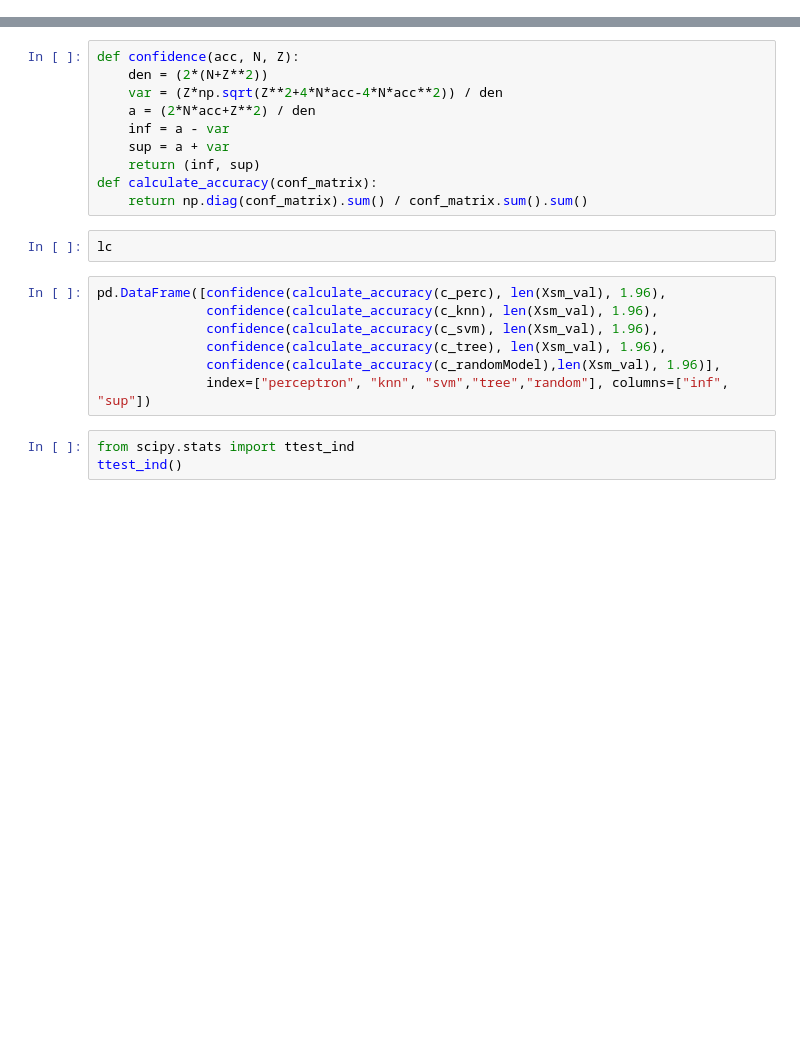
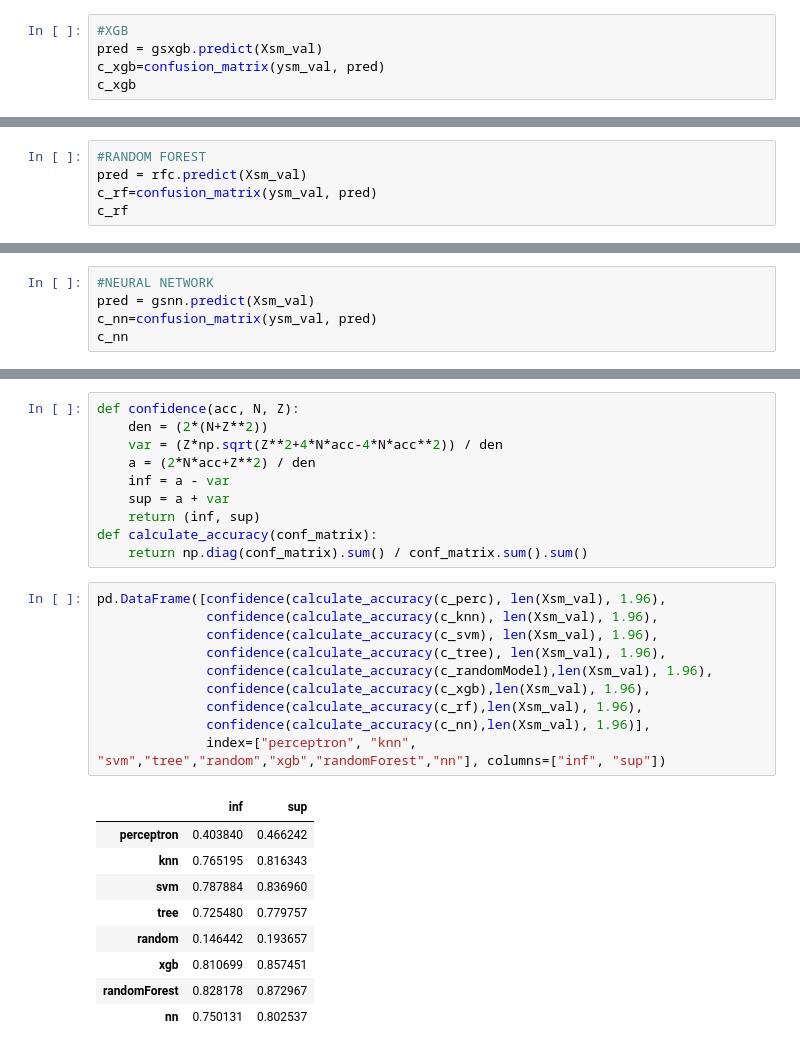
Before and after one commit to RyanPerrina/wine_classification, a Jupyter notebook: wine_classification.ipynb, the cells around one changed output, grey strips where cells are left out. Cells and saved outputs as stored; diff of their text form; blank space fills up the shorter version.

```diff
--- a/wine_classification.ipynb
+++ b/wine_classification.ipynb
@@ -785,0 +782,5 @@ c_tree
+# %%
+#XGB
+pred = gsxgb.predict(Xsm_val)
+c_xgb=confusion_matrix(ysm_val, pred)
+c_xgb
@@ -785,0 +794,5 @@ c_tree
+# %%
+#RANDOM FOREST
+pred = rfc.predict(Xsm_val)
+c_rf=confusion_matrix(ysm_val, pred)
+c_rf
@@ -785,0 +806,5 @@ c_tree
+# %%
+#NEURAL NETWORK
+pred = gsnn.predict(Xsm_val)
+c_nn=confusion_matrix(ysm_val, pred)
+c_nn
@@ -809,15 +863,23 @@ def confidence(acc, N, Z):
     return (inf, sup)
 def calculate_accuracy(conf_matrix):
     return np.diag(conf_matrix).sum() / conf_matrix.sum().sum()
-# %%
-lc
 # %%
 pd.DataFrame([confidence(calculate_accuracy(c_perc), len(Xsm_val), 1.96),
               confidence(calculate_accuracy(c_knn), len(Xsm_val), 1.96),
               confidence(calculate_accuracy(c_svm), len(Xsm_val), 1.96),
               confidence(calculate_accuracy(c_tree), len(Xsm_val), 1.96),
-              confidence(calculate_accuracy(c_randomModel),len(Xsm_val), 1.96)],
-              index=["perceptron", "knn", "svm","tree","random"], columns=["inf", "sup"])
+              confidence(calculate_accuracy(c_randomModel),len(Xsm_val), 1.96),
+              confidence(calculate_accuracy(c_xgb),len(Xsm_val), 1.96),
+              confidence(calculate_accuracy(c_rf),len(Xsm_val), 1.96),
+              confidence(calculate_accuracy(c_nn),len(Xsm_val), 1.96)],
+              index=["perceptron", "knn", "svm","tree","random","xgb","randomForest","nn"], columns=["inf", "sup"])
+# %% [output]
+|  | inf | sup |
+| perceptron | 0.403840 | 0.466242 |
+| knn | 0.765195 | 0.816343 |
+| svm | 0.787884 | 0.836960 |
+| tree | 0.725480 | 0.779757 |
+| random | 0.146442 | 0.193657 |
+| xgb | 0.810699 | 0.857451 |
+| randomForest | 0.828178 | 0.872967 |
+| nn | 0.750131 | 0.802537 |
-# %%
-from scipy.stats import ttest_ind
-ttest_ind()
```
Also changed, not shown: parts of 26 cells of this notebook.
